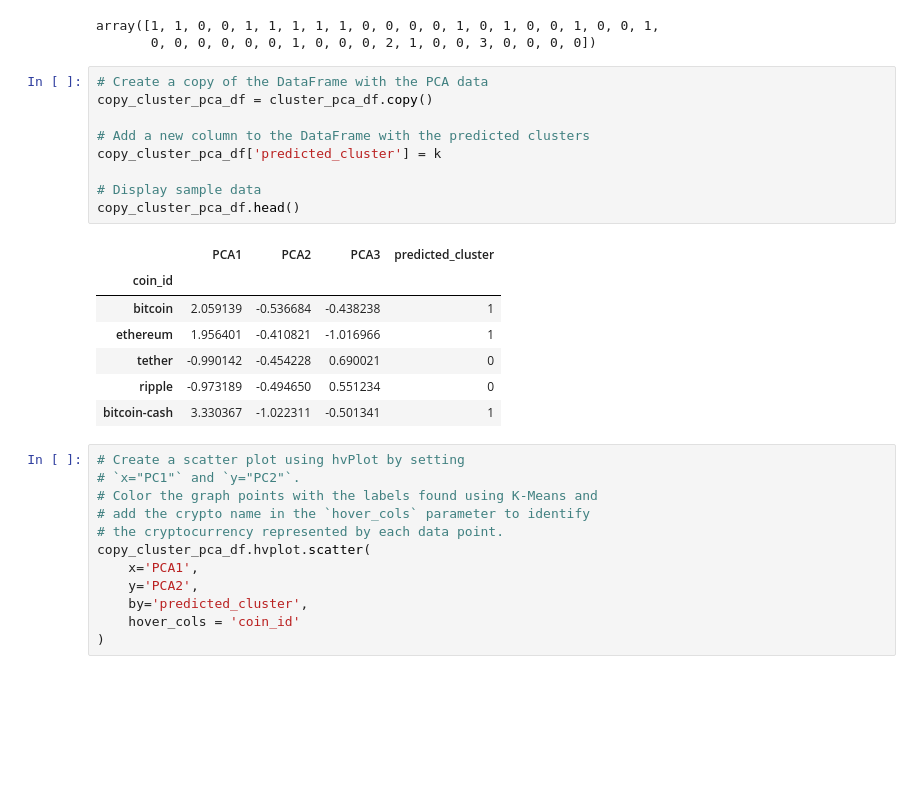
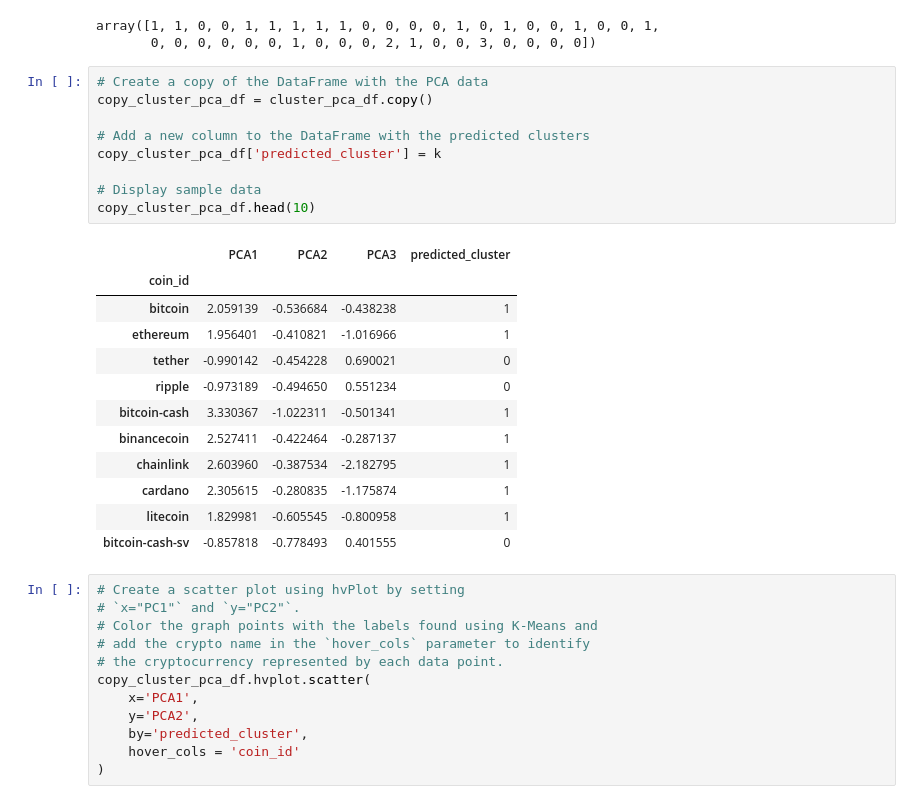
Before and after one commit to jkspiva/unsupervised-learning-challenge, a Jupyter notebook: Crypto_Clustering.ipynb, the cells around one changed output. Cells and saved outputs as stored; diff of their text form; blank space fills up the shorter version.

```diff
--- a/Crypto_Clustering.ipynb
+++ b/Crypto_Clustering.ipynb
@@ -372,20 +377,25 @@ array([1, 1, 0, 0, 1, 1, 1, 1, 1, 0, 0, 0, 0, 1, 0, 1, 0, 0, 1, 0, 0, 1,
 # %%
 # Create a copy of the DataFrame with the PCA data
 copy_cluster_pca_df = cluster_pca_df.copy()
 
 # Add a new column to the DataFrame with the predicted clusters
 copy_cluster_pca_df['predicted_cluster'] = k
 
 # Display sample data
-copy_cluster_pca_df.head()
+copy_cluster_pca_df.head(10)
 # %% [output]
 |  | PCA1 | PCA2 | PCA3 | predicted_cluster |
 | coin_id |  |  |  |  |
 | bitcoin | 2.059139 | -0.536684 | -0.438238 | 1 |
 | ethereum | 1.956401 | -0.410821 | -1.016966 | 1 |
 | tether | -0.990142 | -0.454228 | 0.690021 | 0 |
 | ripple | -0.973189 | -0.494650 | 0.551234 | 0 |
 | bitcoin-cash | 3.330367 | -1.022311 | -0.501341 | 1 |
+| binancecoin | 2.527411 | -0.422464 | -0.287137 | 1 |
+| chainlink | 2.603960 | -0.387534 | -2.182795 | 1 |
+| cardano | 2.305615 | -0.280835 | -1.175874 | 1 |
+| litecoin | 1.829981 | -0.605545 | -0.800958 | 1 |
+| bitcoin-cash-sv | -0.857818 | -0.778493 | 0.401555 | 0 |
 # %%
 # Create a scatter plot using hvPlot by setting
 # `x="PC1"` and `y="PC2"`.
```
Also changed, not shown: parts of 1 cell of this notebook.
